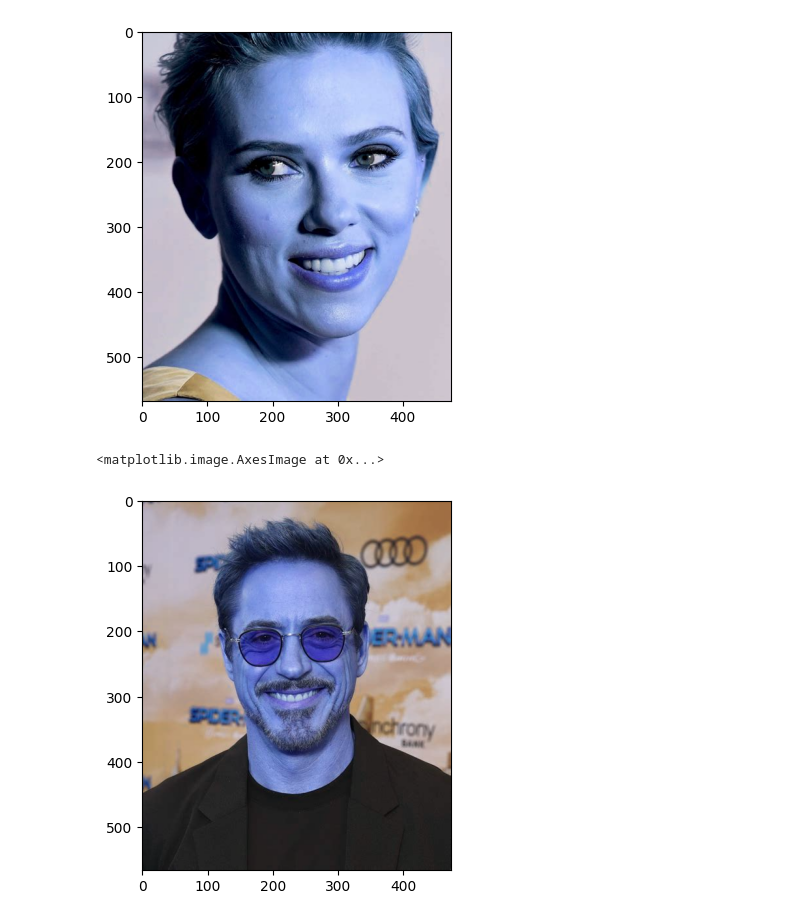
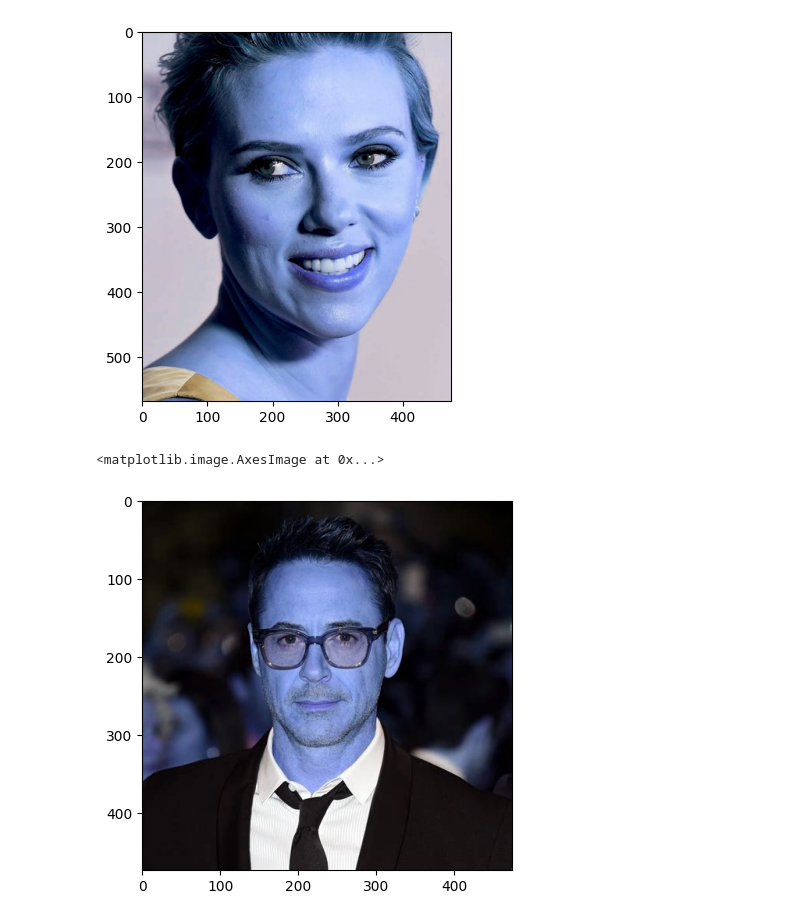
Before and after one commit to Dheeerazzz/Perry_or_Platypus_CNN-collection, a Jupyter notebook: perry or platypus/try.ipynb, the cells around one changed output. Cells and saved outputs as stored; diff of their text form; code cells hidden in the pictures.

```diff
--- a/perry or platypus/try.ipynb
+++ b/perry or platypus/try.ipynb
@@ -175,11 +231,11 @@ plt.imshow(imag)
 <matplotlib.image.AxesImage at 0x...>
 [figure]
 # %%
-path='archive (5)/Robert Downey Jr/002_cc92e159.jpg'
+path='archive (5)/Robert Downey Jr/009_49237aa0.jpg'
 imag=cv2.imread(path)
 plt.imshow(imag)
 # %% [output]
 <matplotlib.image.AxesImage at 0x...>
-[figure, old version]
+[figure, new version]
 # %%
 
```
Also changed, not shown: parts of 16 cells of this notebook.
